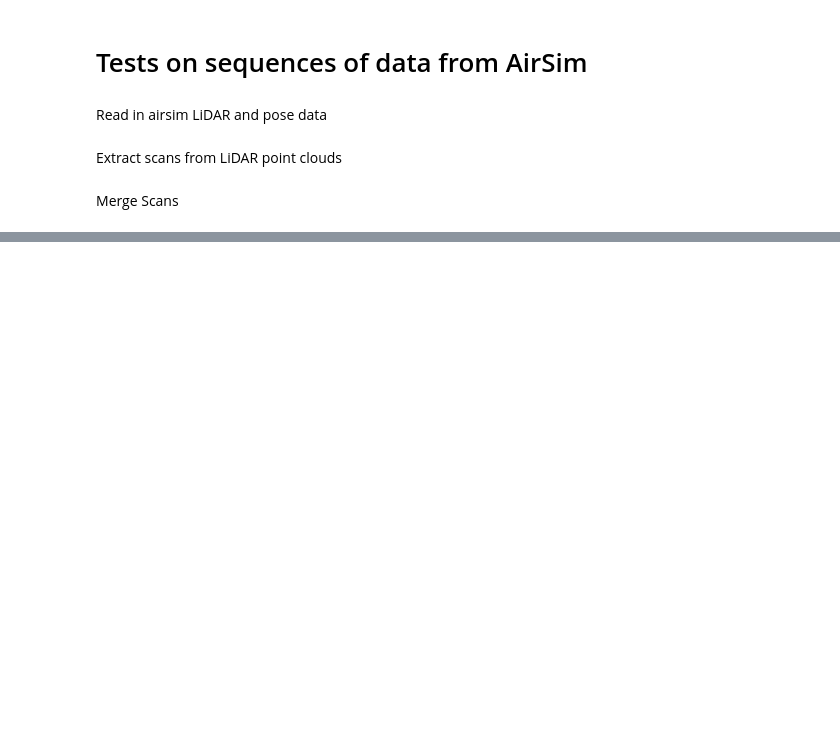
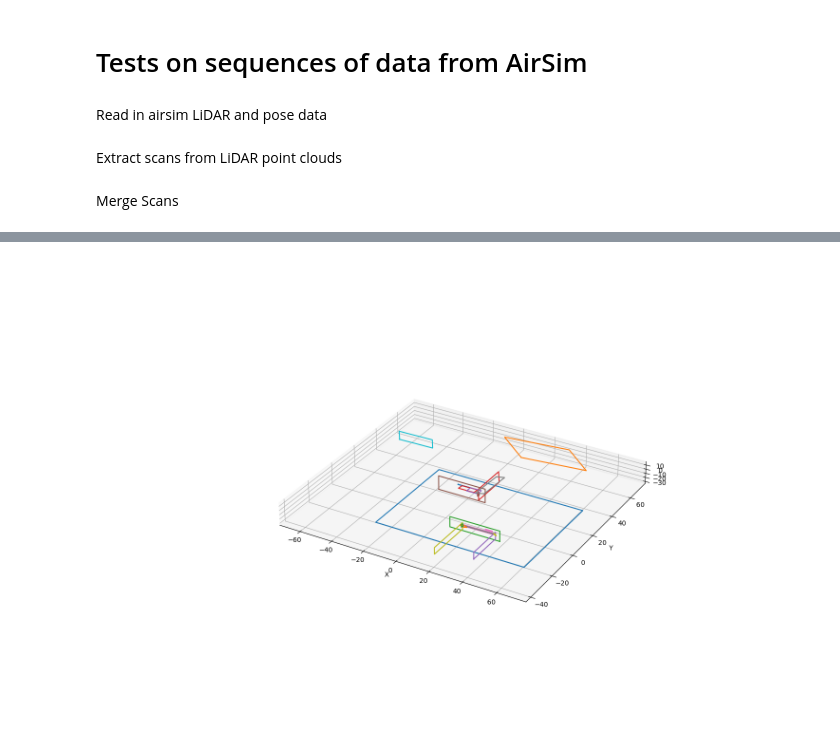
Before and after one commit to Stanford-NavLab/planeslam, a Jupyter notebook: notebooks/airsim_tests.ipynb, the cells around one changed output, grey strips where cells are left out. Cells and saved outputs as stored; diff of their text form; code cells hidden in the pictures; blank space fills up the shorter version.

```diff
--- a/notebooks/airsim_tests.ipynb
+++ b/notebooks/airsim_tests.ipynb
@@ -73,0 +84,6 @@ ax.set_ylabel("Y")
+# %%
+# Plot merge
+ax = plot_3D_setup(PC_data[0])
+merged.plot(ax)
+# %% [output]
+[figure, added]
```
Also changed, not shown: parts of 5 cells of this notebook, 5 other files.
